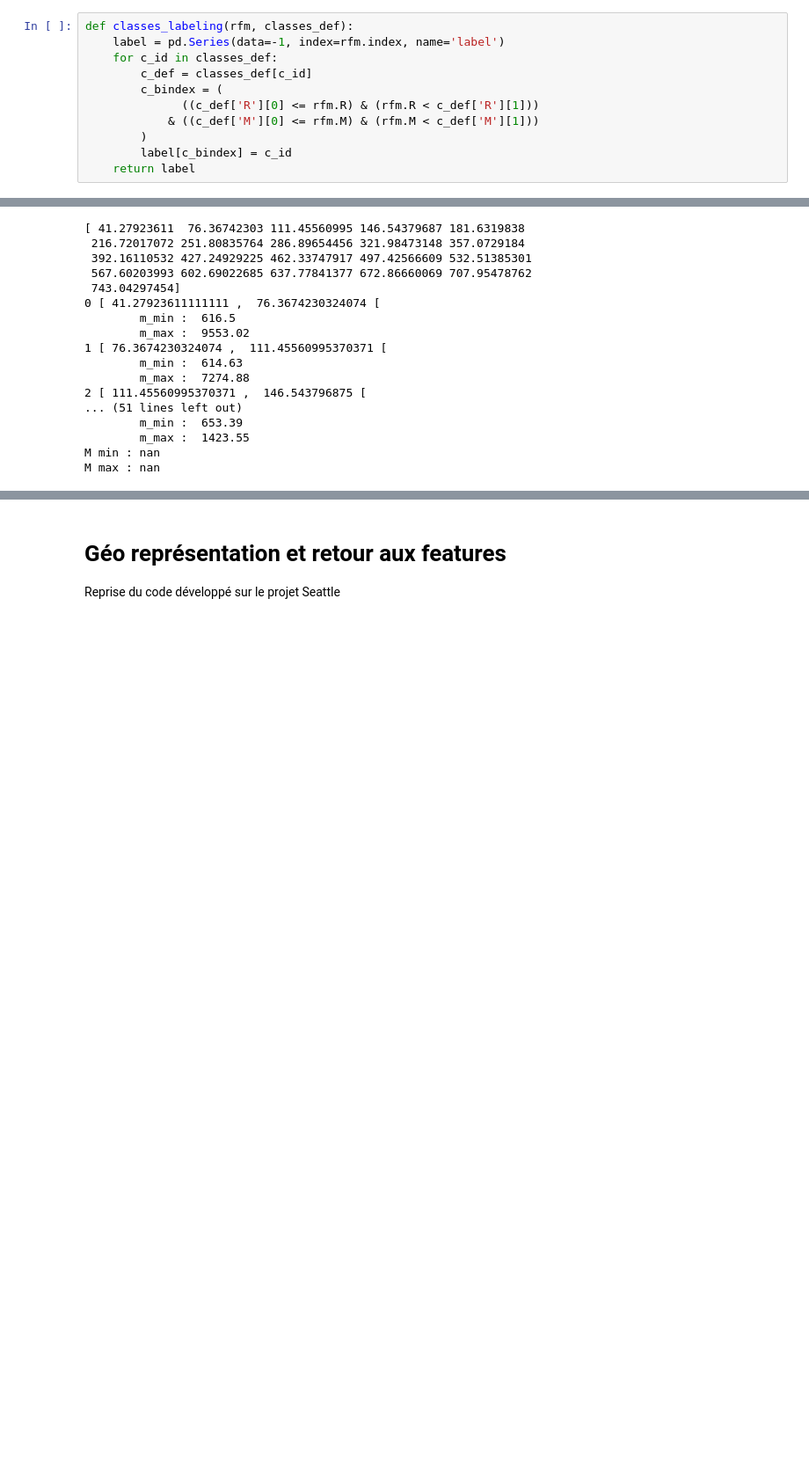
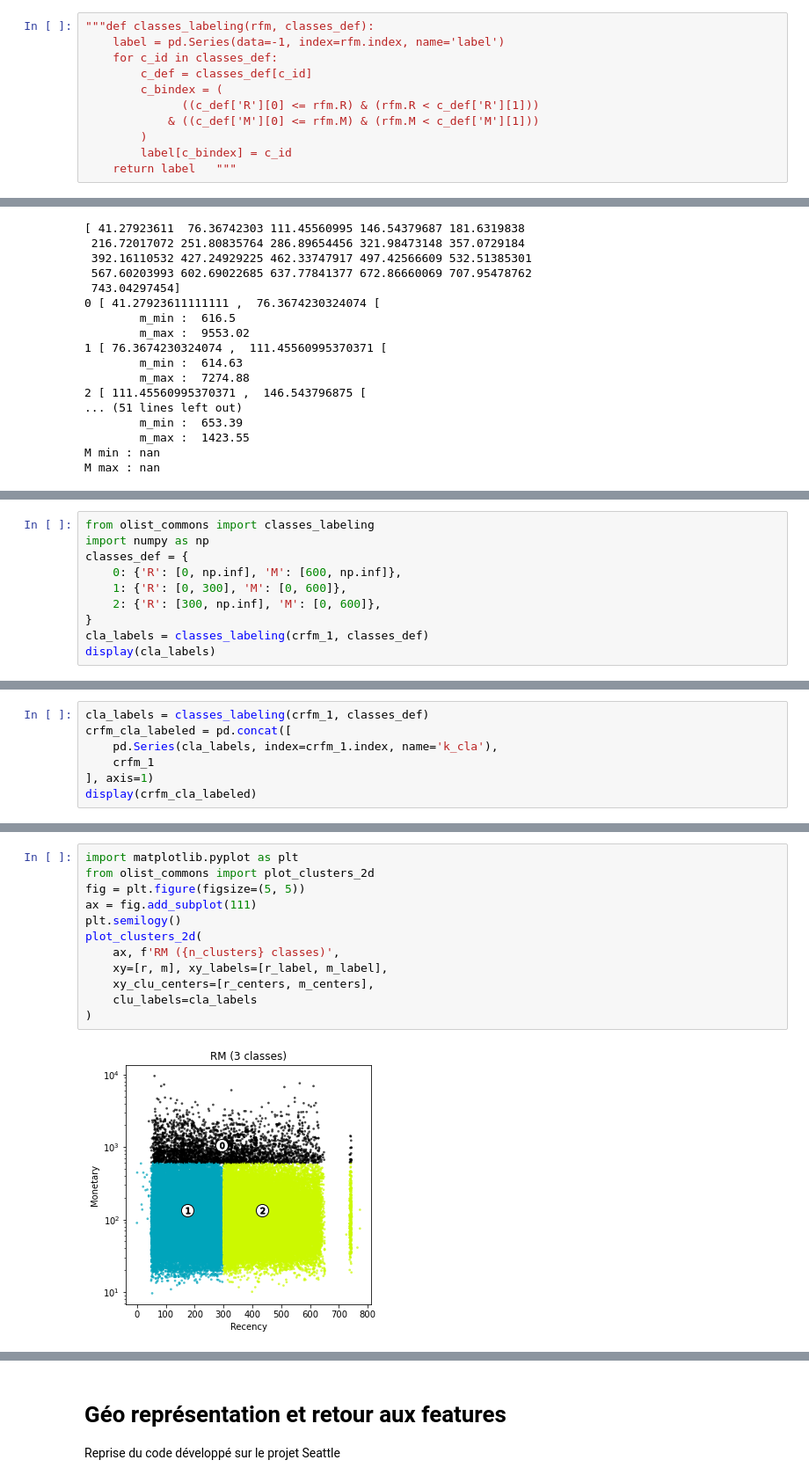
Before and after one commit to Franck-PepperLabs/pepper_olist_market_segmentation, a Jupyter notebook: jupyter/scratchpad.ipynb, the cells around one changed output, grey strips where cells are left out. Shown at 88% size. Drawn from its saved outputs; the diff is of its cells as text; blank space fills up the shorter version.

```diff
--- a/jupyter/scratchpad.ipynb
+++ b/jupyter/scratchpad.ipynb
@@ -348,7 +348,7 @@ classes_def = {
     2: {'R': [300, np.inf], 'M': [0, 600]},
 }
 # %%
-def classes_labeling(rfm, classes_def):
+"""def classes_labeling(rfm, classes_def):
     label = pd.Series(data=-1, index=rfm.index, name='label')
     for c_id in classes_def:
         c_def = classes_def[c_id]
@@ -357,5 +357,5 @@ def classes_labeling(rfm, classes_def):
             & ((c_def['M'][0] <= rfm.M) & (rfm.M < c_def['M'][1]))
         )
         label[c_bindex] = c_id
-    return label
+    return label   """
 # %%
@@ -996,0 +1016,10 @@ M max : nan
+# %%
+from olist_commons import classes_labeling
+import numpy as np
+classes_def = {
+    0: {'R': [0, np.inf], 'M': [600, np.inf]},
+    1: {'R': [0, 300], 'M': [0, 600]},
+    2: {'R': [300, np.inf], 'M': [0, 600]},
+}
+cla_labels = classes_labeling(crfm_1, classes_def)
+display(cla_labels)
@@ -996,0 +1067,7 @@ M max : nan
+# %%
+cla_labels = classes_labeling(crfm_1, classes_def)
+crfm_cla_labeled = pd.concat([
+    pd.Series(cla_labels, index=crfm_1.index, name='k_cla'),
+    crfm_1
+], axis=1)
+display(crfm_cla_labeled)
@@ -996,0 +1124,14 @@ M max : nan
+# %%
+import matplotlib.pyplot as plt
+from olist_commons import plot_clusters_2d
+fig = plt.figure(figsize=(5, 5))
+ax = fig.add_subplot(111)
+plt.semilogy()
+plot_clusters_2d(
+    ax, f'RM ({n_clusters} classes)',
+    xy=[r, m], xy_labels=[r_label, m_label],
+    xy_clu_centers=[r_centers, m_centers],
+    clu_labels=cla_labels
+)
+# %% [output]
+[figure, added]
```
Also changed, not shown: parts of 19 cells of this notebook, 2 other files.
